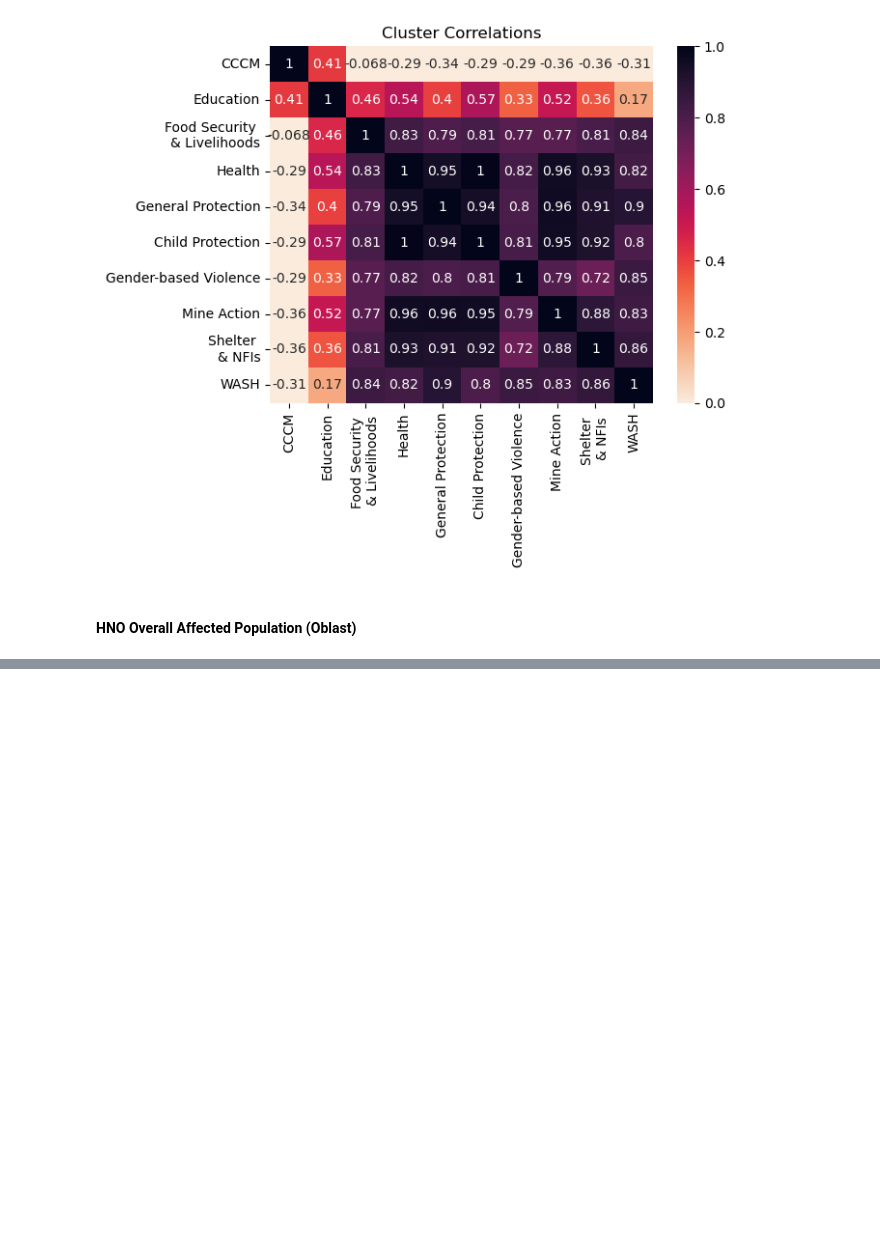
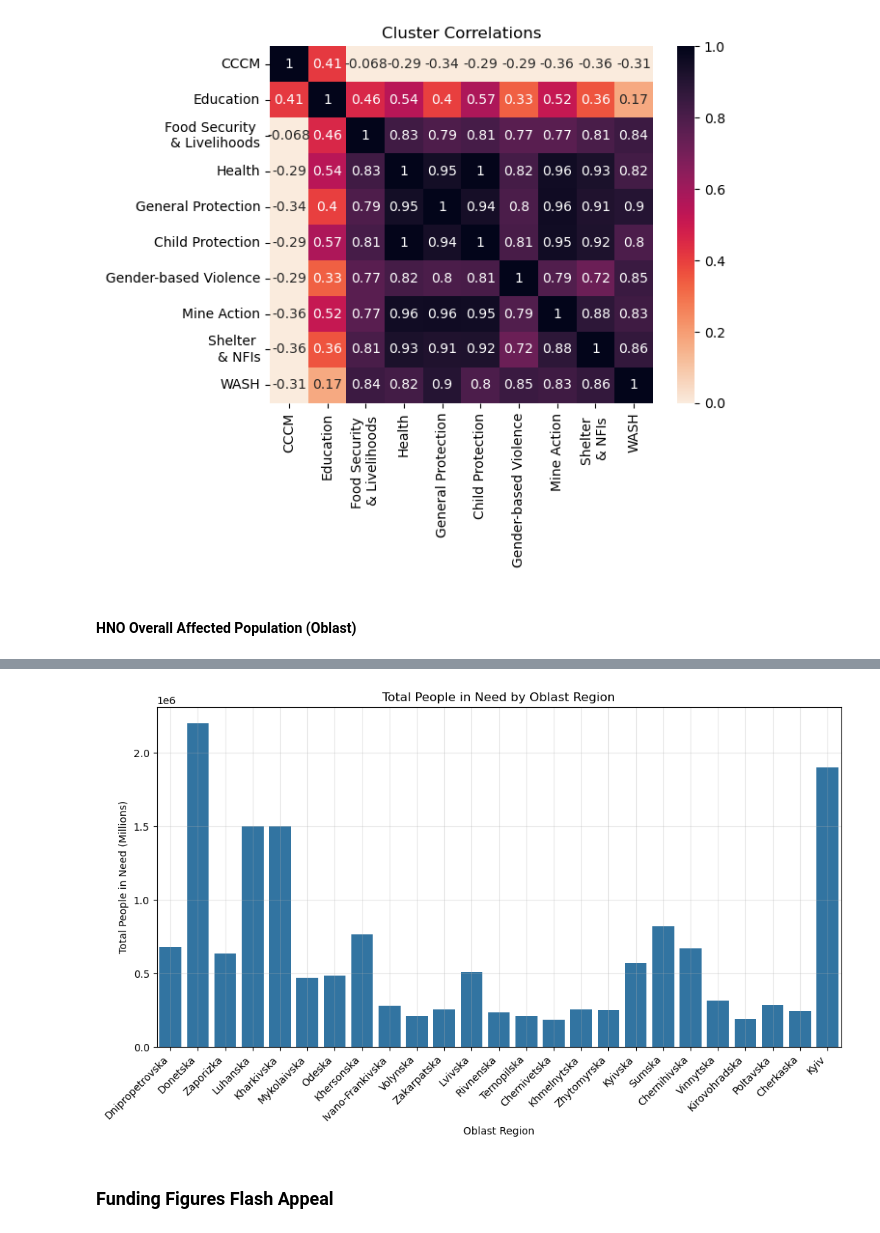
Before and after one commit to tanveerm176/Ukraine-Conflict-Humanitarian-Needs-Overview-Analysis, a Jupyter notebook: HNO-Visualization.ipynb, the cells around one changed output, grey strips where cells are left out. Drawn from its saved outputs; the diff is of its cells as text; code cells hidden in the pictures; blank space fills up the shorter version.

```diff
--- a/HNO-Visualization.ipynb
+++ b/HNO-Visualization.ipynb
@@ -440,3 +440,5 @@ if resp_flash_appeal.status_code == 200:
         output.write(resp_flash_appeal.content)
 else:
     print(f'Failed to download file: {resp_flash_appeal.status_code}')
+# %%
+flash_appeal_pin = pd.read_excel(open('./data/FlashAppeal.xlsx','rb'), sheet_name='People in need per oblast')
@@ -442,0 +481,4 @@ else:
+# %%
+flash_appeal_pin["Total People in Need (PiN)"] = pd.to_numeric(flash_appeal_pin["Total People in Need (PiN)"], errors='coerce')
+
+flash_appeal_pin = flash_appeal_pin.dropna(subset=["Total People in Need (PiN)"])
@@ -442,0 +494,14 @@ else:
+# %%
+# bar chart to visualize the 'Total People in Need (PiN)' for each region (Oblast).
+plt.figure(figsize=(12, 6))
+sns.barplot(x='Oblast', y='Total People in Need (PiN)', data=flash_appeal_pin)
+plt.xticks(rotation=45, ha='right')
+plt.title('Total People in Need by Oblast Region')
+plt.xlabel('Oblast Region')
+plt.ylabel('Total People in Need (Millions)')
+plt.grid(alpha=0.3)
+plt.show()
+# %% [output]
+[figure, added]
+# %% [markdown]
+### Funding Figures Flash Appeal
```
Also changed, not shown: parts of 10 cells of this notebook, 2 other files.
